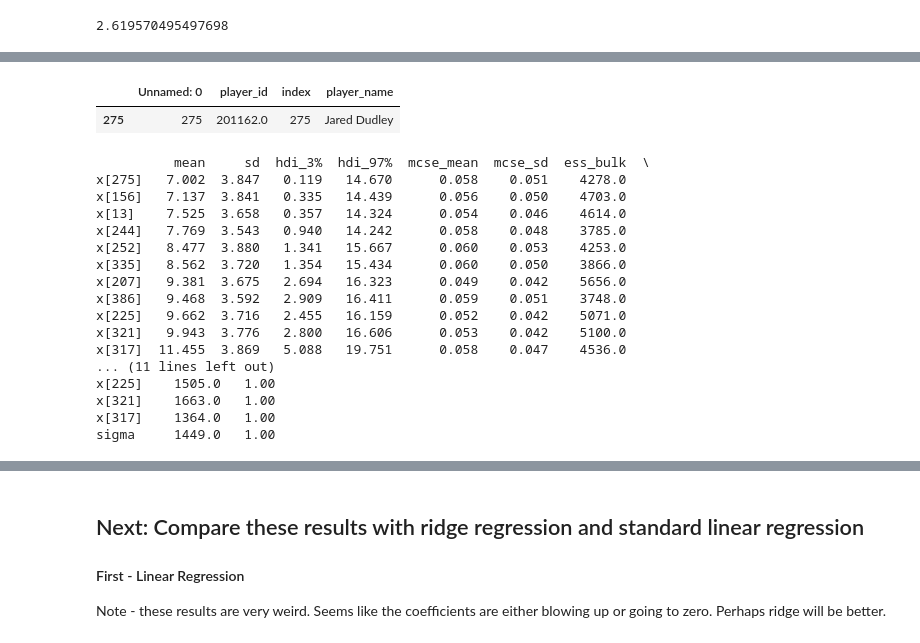
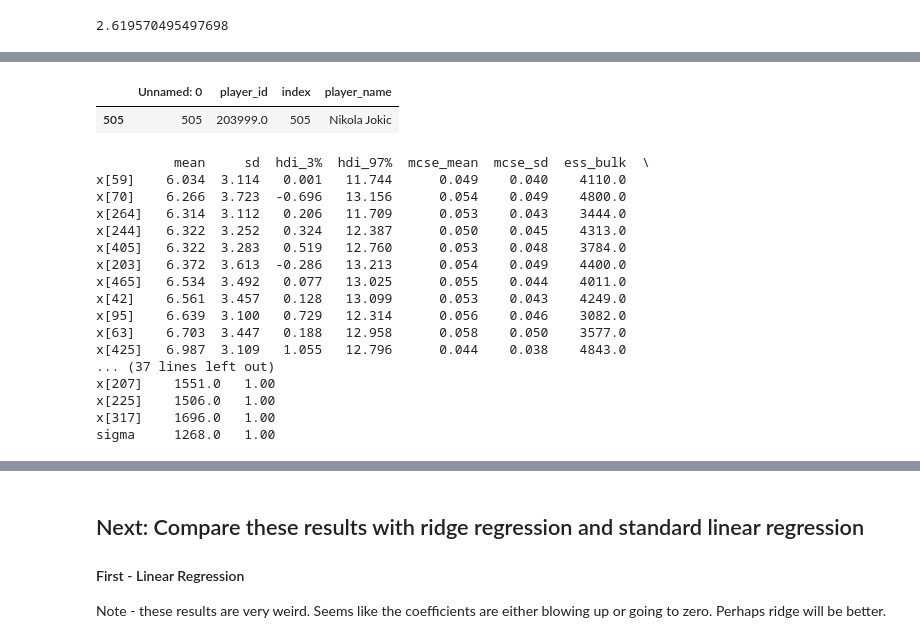
Before and after one commit to coly1119/NBA-Project, a Jupyter notebook: src/Bayesian_reg_2.ipynb, the cells around one changed output, grey strips where cells are left out. Cells and saved outputs as stored; diff of their text form; code cells hidden in the pictures.

```diff
--- a/src/Bayesian_reg_2.ipynb
+++ b/src/Bayesian_reg_2.ipynb
@@ -182,30 +313,37 @@ Then the 11th player is Jared Dudley which is a bit bizarre.
 # %%
 player_index_map = pd.read_csv("../data/player_index_map.csv")
 # %%
-player_index_map.loc[player_index_map.index == 275]
+player_index_map.loc[player_index_map.index == 505]
+# player_index_map.player_name.iloc[300:350]
 # %% [output]
 |  | Unnamed: 0 | player_id | index | player_name |
-| 275 | 275 | 201162.0 | 275 | Jared Dudley |
+| 505 | 505 | 203999.0 | 505 | Nikola Jokic |
 # %%
-with model:
-#     print(results_df.loc['x[317]', 'mean'])
-    print((results_df.loc[results_df['mean'] > 7]).sort_values(by=['mean']))
-#     print(results_df.loc['x[167]', :])
+# with model5:
+# #     print(results_df.loc['x[317]', 'mean'])
+# #     print((results_df.loc[results_df['mean'] > 7]).sort_values(by=['mean']))
+#     print((results_df5.loc[results_df5['mean'] > 5]).sort_values(by=['mean']))
+# #     print(results_df.iloc[276])
+
+# #     print(results_df.loc['x[167]', :])
+
+print((results_df5.loc[results_df5['mean'] > 6]).sort_values(by=['mean']))
+# results_df5.loc['x[338]']
 # %% [output]
           mean     sd  hdi_3%  hdi_97%  mcse_mean  mcse_sd  ess_bulk  \
-x[275]   7.002  3.847   0.119   14.670      0.058    0.051    4278.0
-x[156]   7.137  3.841   0.335   14.439      0.056    0.050    4703.0
-x[13]    7.525  3.658   0.357   14.324      0.054    0.046    4614.0
-x[244]   7.769  3.543   0.940   14.242      0.058    0.048    3785.0
-x[252]   8.477  3.880   1.341   15.667      0.060    0.053    4253.0
-x[335]   8.562  3.720   1.354   15.434      0.060    0.050    3866.0
-x[207]   9.381  3.675   2.694   16.323      0.049    0.042    5656.0
-x[386]   9.468  3.592   2.909   16.411      0.059    0.051    3748.0
-x[225]   9.662  3.716   2.455   16.159      0.052    0.042    5071.0
-x[321]   9.943  3.776   2.800   16.606      0.053    0.042    5100.0
-x[317]  11.455  3.869   5.088   19.751      0.058    0.047    4536.0
-... (11 lines left out)
-x[225]    1505.0   1.00
-x[321]    1663.0   1.00
-x[317]    1364.0   1.00
-sigma     1449.0   1.00
+x[59]    6.034  3.114   0.001   11.744      0.049    0.040    4110.0
+x[70]    6.266  3.723  -0.696   13.156      0.054    0.049    4800.0
+x[264]   6.314  3.112   0.206   11.709      0.053    0.043    3444.0
+x[244]   6.322  3.252   0.324   12.387      0.050    0.045    4313.0
+x[405]   6.322  3.283   0.519   12.760      0.053    0.048    3784.0
+x[203]   6.372  3.613  -0.286   13.213      0.054    0.049    4400.0
+x[465]   6.534  3.492   0.077   13.025      0.055    0.044    4011.0
+x[42]    6.561  3.457   0.128   13.099      0.053    0.043    4249.0
+x[95]    6.639  3.100   0.729   12.314      0.056    0.046    3082.0
+x[63]    6.703  3.447   0.188   12.958      0.058    0.050    3577.0
+x[425]   6.987  3.109   1.055   12.796      0.044    0.038    4843.0
+... (37 lines left out)
+x[207]    1551.0   1.00
+x[225]    1506.0   1.00
+x[317]    1696.0   1.00
+sigma     1268.0   1.00
```
Also changed, not shown: parts of 19 cells of this notebook.
